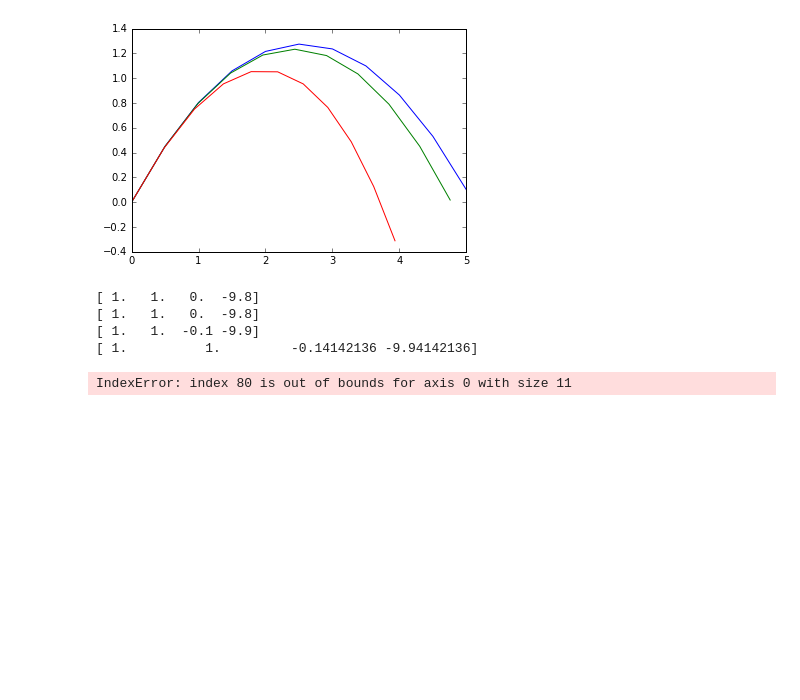
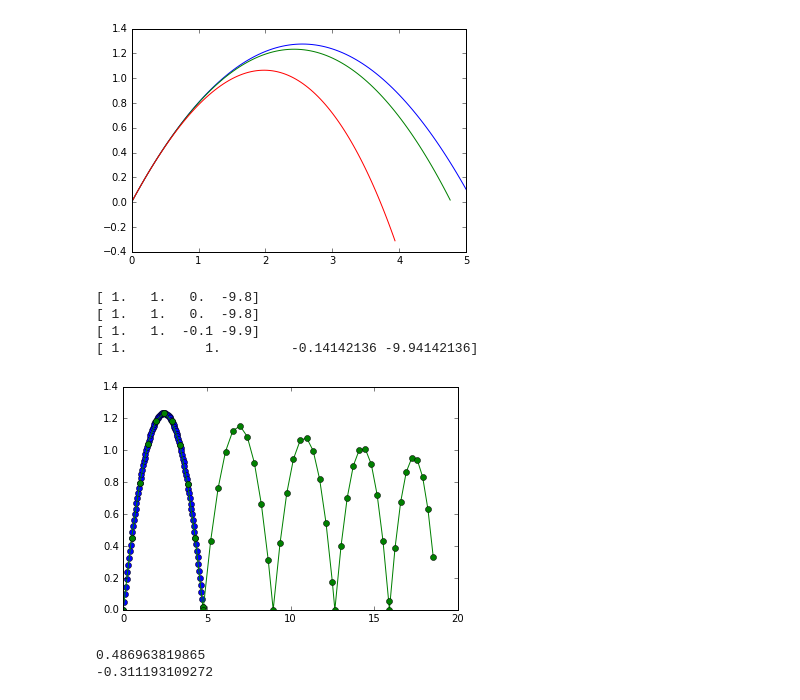
Before and after one commit to abroque/Integradores, a Jupyter notebook: rebote.ipynb, the cells around one changed output. Cells and saved outputs as stored; diff of their text form; code cells hidden in the pictures; blank space fills up the shorter version.

```diff
--- a/rebote.ipynb
+++ b/rebote.ipynb
@@ -2,7 +2,9 @@
 from pylab import*
 %matplotlib inline
 # %%
-def RK4(ec, p_ini, x, args=0, h=0.1):
+def RK4(ec, p_ini, x, args=0, h=0.01):
+    if (x[1]-x[0]) <= 5*h:
+        h = (x[1]-x[0])/10
     tiempos=arange(x[0],x[1]+h,h)
     sol = zeros((len(tiempos),len(p_ini)))
     sol[0,:]=p_ini
@@ -69,8 +71,42 @@ print e_mov([1,1,1,1],1,fric_v2)
 [ 1.   1.   0.  -9.8]
 [ 1.   1.  -0.1 -9.9]
 [ 1.          1.         -0.14142136 -9.94142136]
+# %%
+inicio=[0,0,5,5]
+N = 50      #puntos de la trayectoria
+trayectoria = zeros ((N,len(inicio)))
+mi_dt=.1  #tiempo en el que quiero que guarde las cosas
+trayectoria[0,:] = array(inicio)
+for i in range(N-1):
+    t,sol_dt=RK4(e_mov,trayectoria[i,:],[0,mi_dt],fric_v)
+    if sol_dt[-1,:][1] < 0:
+        #print "buscando punto de rebote"
+        dt_busqueda = mi_dt/2
+        y_izq = trayectoria[i,:]
+        t,sol = RK4(e_mov,trayectoria[i,:],[0,dt_busqueda],fric_v)
+        y_med = sol[-1,:]
+        while abs(y_izq[1]) > 1e-5:
+            if y_izq[1]*y_med[1]<0:
+                reinicio = y_izq
+            else:
+                reinicio = y_med
+            dt_busqueda = dt_busqueda/2
+            t, sol= RK4(e_mov,reinicio,[0,dt_busqueda],fric_v)
+            y_izq = reinicio
+            y_med = sol[-1,:]
+        y_izq = array([y_izq[0],y_izq[1],y_izq[2],-y_izq[3]])
+        trayectoria[i+1,:] = y_izq
+    else:
+        trayectoria[i+1,:] = sol_dt[-1,:]
+
+plot(sol_fv[:,0],sol_fv[:,1],'o')
+plot(trayectoria[:,0],trayectoria[:,1],'o-')
+show()
+# %% [output]
+[figure, added]
 # %%
 print sol_fv2[80,:][1]
 print sol_fv2[-1,:][1]
 # %% [output]
-IndexError: index 80 is out of bounds for axis 0 with size 11
+0.486963819865
+-0.311193109272
```
